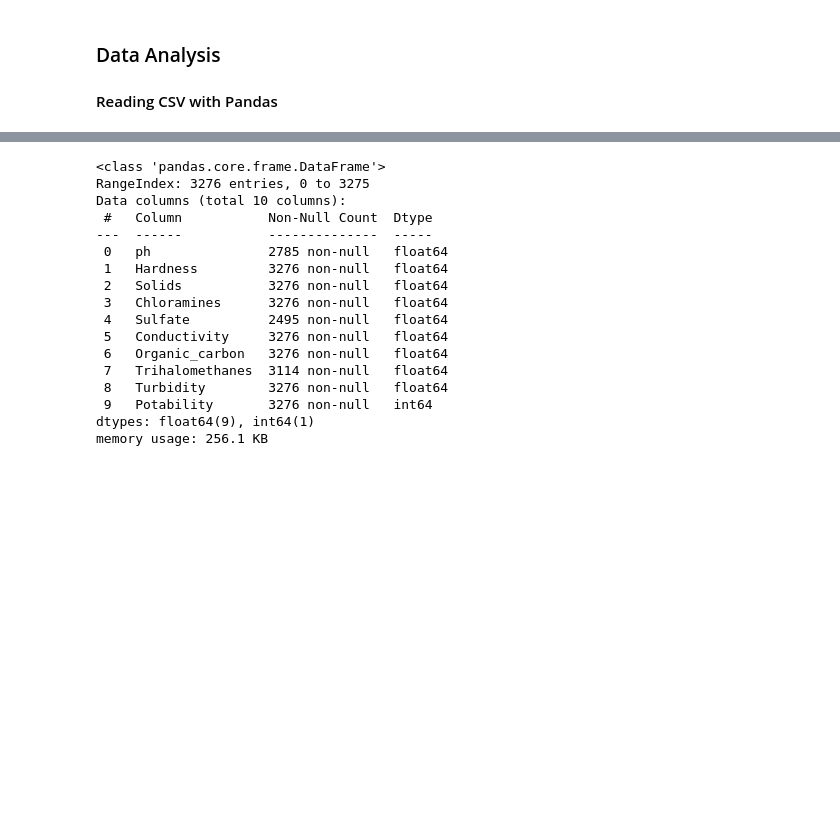
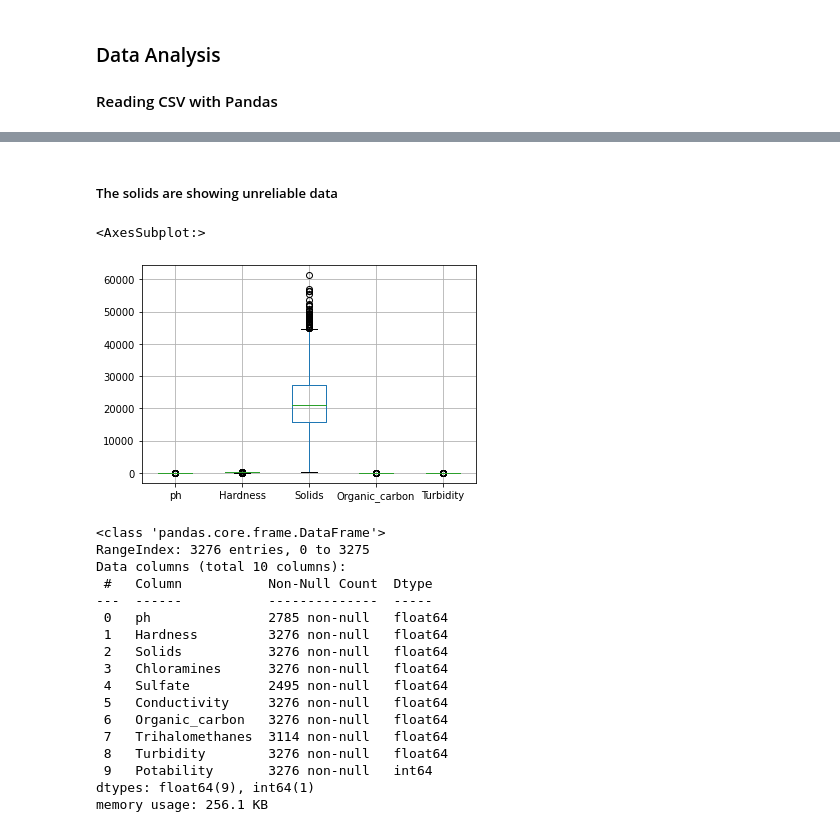
Before and after one commit to atiq-max/WaterPotability, a Jupyter notebook: Water Quality or Potability detection.ipynb, the cells around one changed output, grey strips where cells are left out. Drawn from its saved outputs; the diff is of its cells as text; code cells hidden in the pictures; blank space fills up the shorter version.

```diff
--- a/Water Quality or Potability detection.ipynb
+++ b/Water Quality or Potability detection.ipynb
@@ -52,3 +61,10 @@ df.describe().T
+# %% [markdown]
+##### The solids are showing unreliable data
+# %%
+df.boxplot(['ph', 'Hardness', 'Solids', 'Organic_carbon', 'Turbidity'])
+# %% [output]
+<AxesSubplot:>
+[figure, added]
 # %%
 df.info()
 # %% [output]
```
Also changed, not shown: parts of 28 cells of this notebook, 1 other file.
